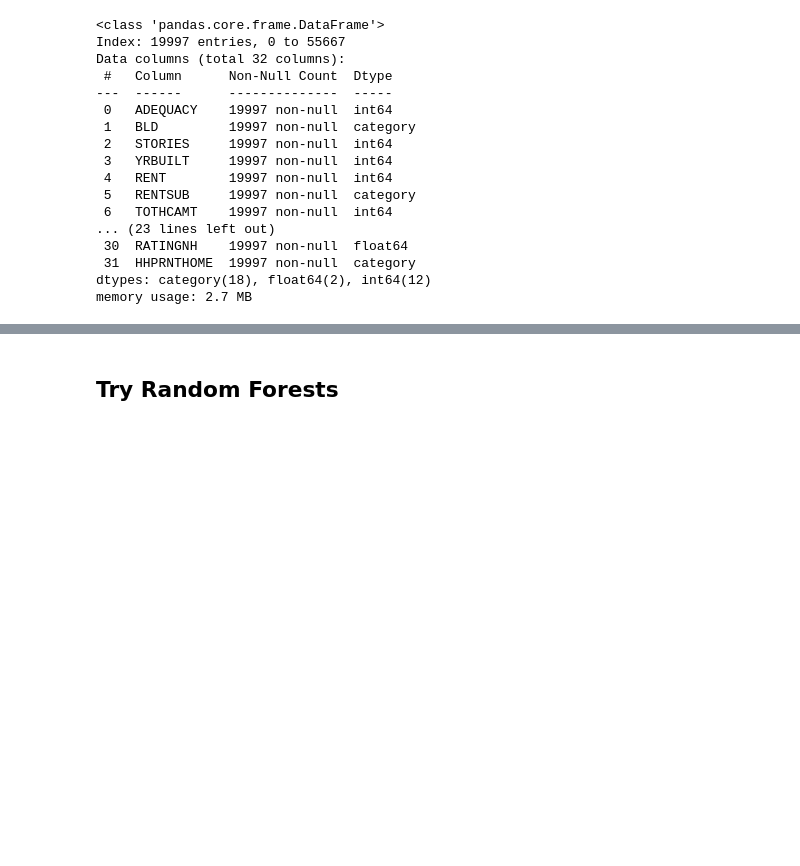
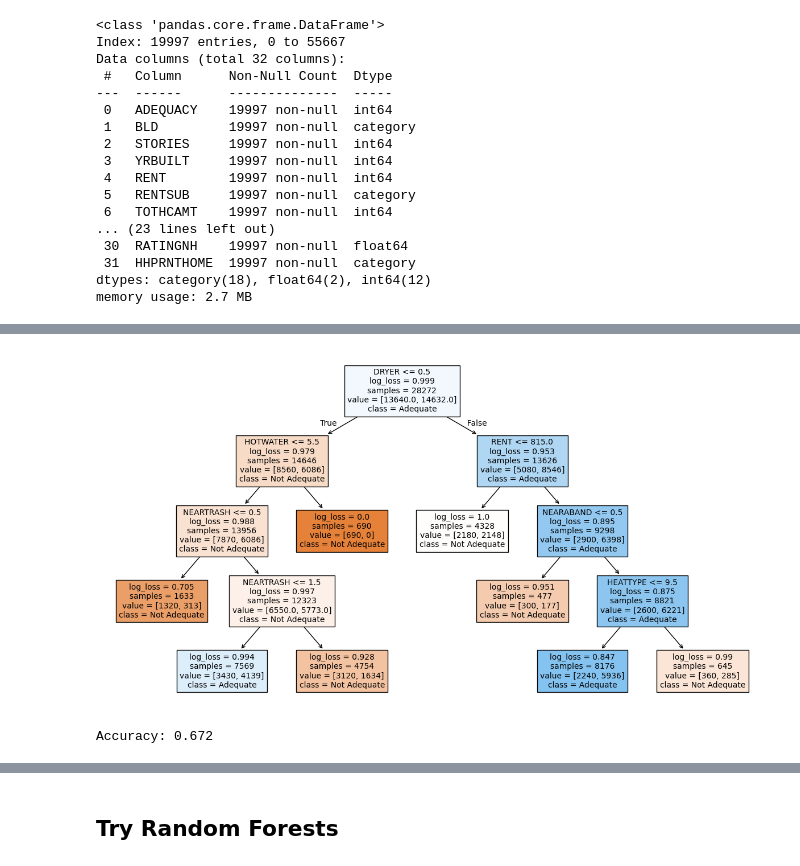
Before and after one commit to DiegoOlaya/rental-housing-cost, a Jupyter notebook: notebooks/supervised_models/trees.ipynb, the cells around one changed output, grey strips where cells are left out. Saved outputs shown, nothing was run; the diff lists cells and outputs as text; code cells hidden in the pictures; blank space fills up the shorter version.

```diff
--- a/notebooks/supervised_models/trees.ipynb
+++ b/notebooks/supervised_models/trees.ipynb
@@ -128,0 +144,27 @@ plt.show()
+# %%
+t3 = DecisionTreeClassifier(
+    max_depth=4,
+    random_state = 42,
+    criterion='log_loss',
+    splitter='best',
+    max_leaf_nodes=8
+)
+t3.fit(train.drop(columns=['ADEQUACY', 'COOKTYPE', 'RATINGNH']), train['ADEQUACY'])
+## Viz
+plt.figure(figsize=(15, 8))
+tree.plot_tree(
+    t3,
+    feature_names=train.drop(columns=['ADEQUACY', 'COOKTYPE', 'RATINGNH']).columns,
+    class_names=['Not Adequate', 'Adequate'],
+    filled=True,
+    fontsize=10,
+)
+plt.show()
+## Print accuracy.
+p3 = t3.predict(test.drop(columns=['ADEQUACY', 'COOKTYPE', 'RATINGNH']))
+cm3 = confusion_matrix(test['ADEQUACY'], p3)
+acc3 = cm3.diagonal().sum() / cm3.sum()
+print(f'Accuracy: {acc3:.3f}')
+# %% [output]
+[figure, added]
+Accuracy: 0.672
```
Also changed, not shown: parts of 8 cells of this notebook.
